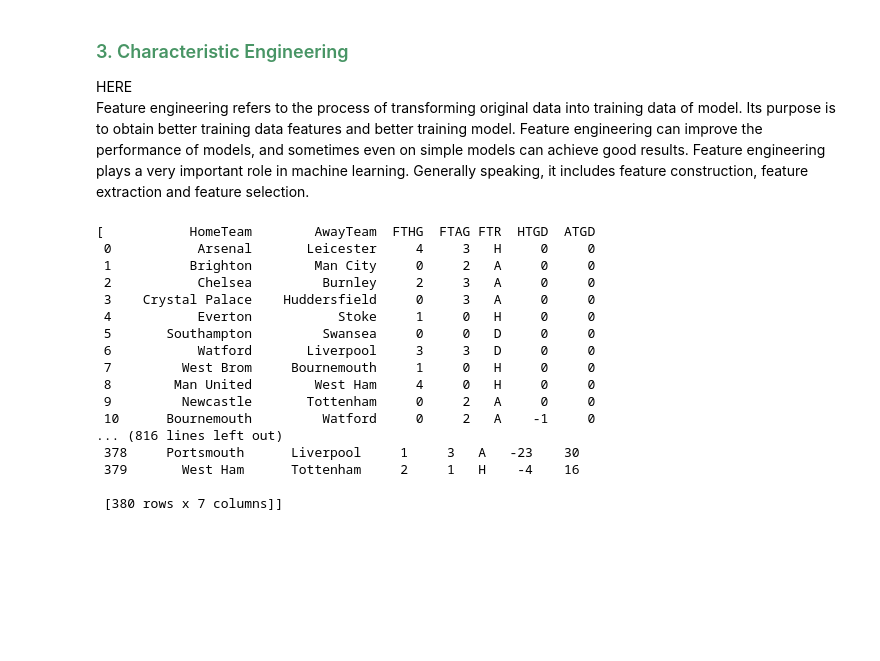
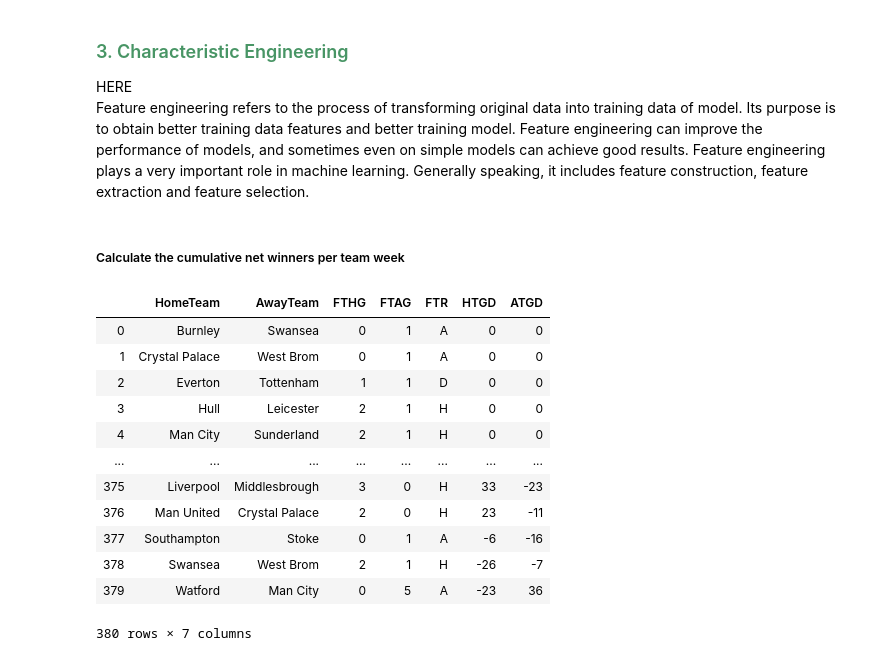
Before and after one commit to GRaviSS/Deep-Learning, a Jupyter notebook: First_Programing.ipynb, the cells around one changed output. Saved outputs shown, nothing was run; the diff lists cells and outputs as text; code cells hidden in the pictures; blank space fills up the shorter version.

```diff
--- a/First_Programing.ipynb
+++ b/First_Programing.ipynb
@@ -710,6 +706,8 @@ Wigan          26    39
 <h4 style="color:#489565;font-size:18px">3. Characteristic Engineering</h4> HERE
 
 Feature engineering refers to the process of transforming original data into training data of model. Its purpose is to obtain better training data features and better training model. Feature engineering can improve the performance of models, and sometimes even on simple models can achieve good results. Feature engineering plays a very important role in machine learning. Generally speaking, it includes feature construction, feature extraction and feature selection.
+# %% [markdown]
+##### Calculate the cumulative net winners per team week
 # %%
 def get_goals_diff(playing_stat):
     # Create a dictionary with the name of each team as key
@@ -757,25 +755,21 @@ def get_gss(playing_stat):
     return playing_stat
 # %%
 playing_statistics2 = playing_statistics
-playing_statistics2
+playing_statistics2[1]
 # %% [output]
+|  | HomeTeam | AwayTeam | FTHG | FTAG | FTR | HTGD | ATGD |
+| 0 | Burnley | Swansea | 0 | 1 | A | 0 | 0 |
+| 1 | Crystal Palace | West Brom | 0 | 1 | A | 0 | 0 |
+| 2 | Everton | Tottenham | 1 | 1 | D | 0 | 0 |
+| 3 | Hull | Leicester | 2 | 1 | H | 0 | 0 |
+| 4 | Man City | Sunderland | 2 | 1 | H | 0 | 0 |
+| ... | ... | ... | ... | ... | ... | ... | ... |
+| 375 | Liverpool | Middlesbrough | 3 | 0 | H | 33 | -23 |
+| 376 | Man United | Crystal Palace | 2 | 0 | H | 23 | -11 |
+| 377 | Southampton | Stoke | 0 | 1 | A | -6 | -16 |
+| 378 | Swansea | West Brom | 2 | 1 | H | -26 | -7 |
+| 379 | Watford | Man City | 0 | 5 | A | -23 | 36 |
-[           HomeTeam        AwayTeam  FTHG  FTAG FTR  HTGD  ATGD
- 0           Arsenal       Leicester     4     3   H     0     0
- 1          Brighton        Man City     0     2   A     0     0
- 2           Chelsea         Burnley     2     3   A     0     0
- 3    Crystal Palace    Huddersfield     0     3   A     0     0
- 4           Everton           Stoke     1     0   H     0     0
- 5       Southampton         Swansea     0     0   D     0     0
- 6           Watford       Liverpool     3     3   D     0     0
- 7         West Brom     Bournemouth     1     0   H     0     0
- 8        Man United        West Ham     4     0   H     0     0
- 9         Newcastle       Tottenham     0     2   A     0     0
- 10      Bournemouth         Watford     0     2   A    -1     0
-... (816 lines left out)
- 378     Portsmouth      Liverpool     1     3   A   -23    30
- 379       West Ham      Tottenham     2     1   H    -4    16
-
- [380 rows x 7 columns]]
+380 rows × 7 columns
 # %%
 for i in range(len(playing_statistics2)):
     playing_statistics2[i] = get_gss(playing_statistics2[i])
```
Also changed, not shown: parts of 56 cells of this notebook.
